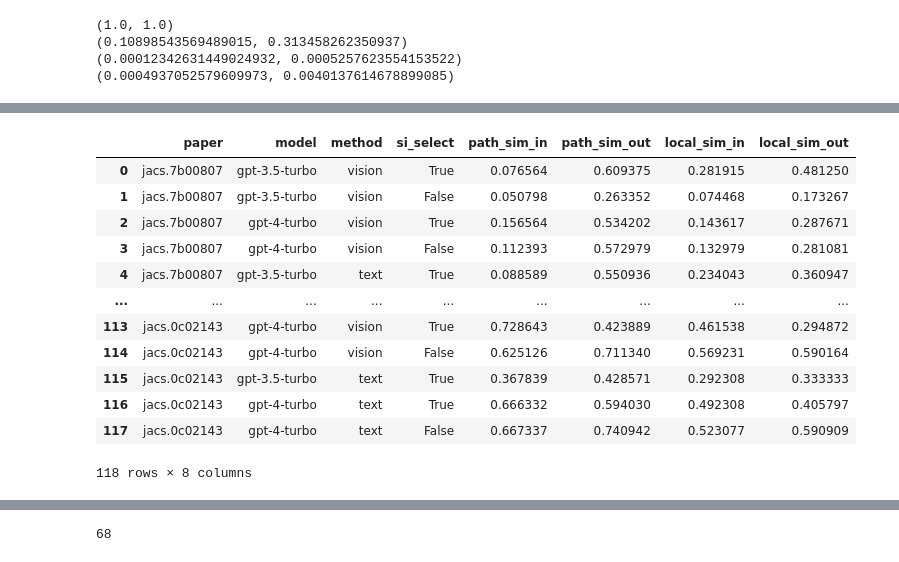
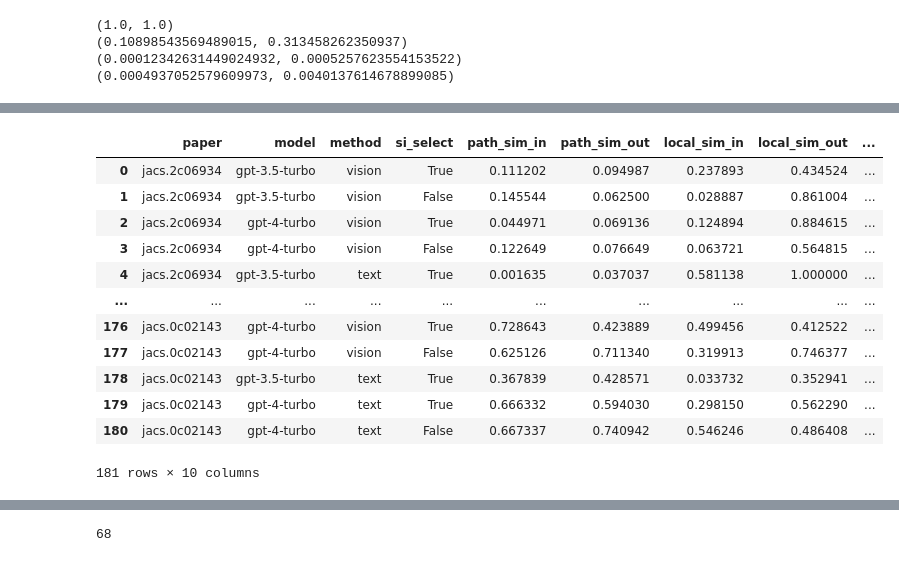
Before and after one commit to schwallergroup/gosybench, a Jupyter notebook: notebooks/compare_graphs_dev.ipynb, the cells around one changed output, grey strips where cells are left out. Saved outputs shown, nothing was run; the diff lists cells and outputs as text; code cells hidden in the pictures.

```diff
--- a/notebooks/compare_graphs_dev.ipynb
+++ b/notebooks/compare_graphs_dev.ipynb
@@ -306,9 +360,9 @@ Local: (0.25257731958762886, 0.3387096774193548)
 # For all directories in benchmark, load the graphs with each method and compare with ground truth
 import os
 import pickle
-def load_gr_graph(
-    path, model="gpt-3.5-turbo", method="text", si_select=False
-):
+
+
+def load_gr_graph(path, model="gpt-3.5-turbo", method="text", si_select=False):
     if model == "gpt-3.5-turbo":
         k = "gpt35"
     elif model == "gpt-4-turbo":
@@ -333,10 +387,7 @@ def load_gr_graph(
 
 import pandas as pd
 
-discarded = [
-    'jacs.3c07019',
-    'jacs.3c01991',
-]
+discarded = ["jacs.3c07019", "jacs.3c01991", "jacs.8b06755", "jacs.7b11299"]
 df = []
 
 for paper in os.listdir("../benchmark/papers"):
@@ -344,12 +395,14 @@ for paper in os.listdir("../benchmark/papers"):
     if paper in discarded:
         continue
     path = os.path.join("../benchmark/papers", paper)
-    if 'gt_graph.pickle' in os.listdir(path):
+    if "gt_graph.pickle" in os.listdir(path):
         with open(os.path.join(path, "gt_graph.pickle"), "rb") as f:
             gt = pickle.load(f)
     else:
         continue
-        with open(os.path.join(path, "extracted_graph_gpt4t_vision_.pickle"), "rb") as f:
+        with open(
+            os.path.join(path, "extracted_graph_gpt4t_vision_.pickle"), "rb"
+        ) as f:
             gt = pickle.load(f)
 
     for method in ["vision", "text"]:
@@ -357,24 +410,26 @@ for paper in os.listdir("../benchmark/papers"):
             for si_select in [True, False]:
                 try:
                     og = load_gr_graph(path, model, method, si_select)
-                    # if len(og)>1000:
-                    #     print("Too large graph: ", paper, model, method, si_select)
-                    #     continue
                 except:
                     continue
 
-                loc = compare_local_exact(gt, og)
+                loc = compare_porder(gt, og)
                 pat = compare_path_exact(gt, og)
-                df.append({
-                    "paper": paper,
-                    "model": model,
-                    "method": method,
-                    "si_select": si_select,
-                    "path_sim_in": pat[0],
-                    "path_sim_out": pat[1],
-                    "local_sim_in": loc[0],
-                    "local_sim_out": loc[1],
-                })
+                prun = compare_path_exact_pruned(gt, og)
+                df.append(
+                    {
+                        "paper": paper,
+                        "model": model,
+                        "method": method,
+                        "si_select": si_select,
+                        "path_sim_in": pat[0],
+                        "path_sim_out": pat[1],
+                        "local_sim_in": loc[0],
+                        "local_sim_out": loc[1],
+                        "ploc_sim_in": prun[0],
+                        "ploc_sim_out": prun[1],
+                    }
+                )
 
 
 df = pd.DataFrame(df)
@@ -402,13 +457,13 @@ jacs.0c02143
-|  | paper | model | method | si_select | path_sim_in | path_sim_out | local_sim_in | local_sim_out |
-| 0 | jacs.7b00807 | gpt-3.5-turbo | vision | True | 0.076564 | 0.609375 | 0.281915 | 0.481250 |
-| 1 | jacs.7b00807 | gpt-3.5-turbo | vision | False | 0.050798 | 0.263352 | 0.074468 | 0.173267 |
-| 2 | jacs.7b00807 | gpt-4-turbo | vision | True | 0.156564 | 0.534202 | 0.143617 | 0.287671 |
-| 3 | jacs.7b00807 | gpt-4-turbo | vision | False | 0.112393 | 0.572979 | 0.132979 | 0.281081 |
-| 4 | jacs.7b00807 | gpt-3.5-turbo | text | True | 0.088589 | 0.550936 | 0.234043 | 0.360947 |
-| ... | ... | ... | ... | ... | ... | ... | ... | ... |
-| 113 | jacs.0c02143 | gpt-4-turbo | vision | True | 0.728643 | 0.423889 | 0.461538 | 0.294872 |
-| 114 | jacs.0c02143 | gpt-4-turbo | vision | False | 0.625126 | 0.711340 | 0.569231 | 0.590164 |
-| 115 | jacs.0c02143 | gpt-3.5-turbo | text | True | 0.367839 | 0.428571 | 0.292308 | 0.333333 |
-| 116 | jacs.0c02143 | gpt-4-turbo | text | True | 0.666332 | 0.594030 | 0.492308 | 0.405797 |
-| 117 | jacs.0c02143 | gpt-4-turbo | text | False | 0.667337 | 0.740942 | 0.523077 | 0.590909 |
+|  | paper | model | method | si_select | path_sim_in | path_sim_out | local_sim_in | local_sim_out | ... |
+| 0 | jacs.2c06934 | gpt-3.5-turbo | vision | True | 0.111202 | 0.094987 | 0.237893 | 0.434524 | ... |
+| 1 | jacs.2c06934 | gpt-3.5-turbo | vision | False | 0.145544 | 0.062500 | 0.028887 | 0.861004 | ... |
+| 2 | jacs.2c06934 | gpt-4-turbo | vision | True | 0.044971 | 0.069136 | 0.124894 | 0.884615 | ... |
+| 3 | jacs.2c06934 | gpt-4-turbo | vision | False | 0.122649 | 0.076649 | 0.063721 | 0.564815 | ... |
+| 4 | jacs.2c06934 | gpt-3.5-turbo | text | True | 0.001635 | 0.037037 | 0.581138 | 1.000000 | ... |
+| ... | ... | ... | ... | ... | ... | ... | ... | ... | ... |
+| 176 | jacs.0c02143 | gpt-4-turbo | vision | True | 0.728643 | 0.423889 | 0.499456 | 0.412522 | ... |
+| 177 | jacs.0c02143 | gpt-4-turbo | vision | False | 0.625126 | 0.711340 | 0.319913 | 0.746377 | ... |
+| 178 | jacs.0c02143 | gpt-3.5-turbo | text | True | 0.367839 | 0.428571 | 0.033732 | 0.352941 | ... |
+| 179 | jacs.0c02143 | gpt-4-turbo | text | True | 0.666332 | 0.594030 | 0.298150 | 0.562290 | ... |
+| 180 | jacs.0c02143 | gpt-4-turbo | text | False | 0.667337 | 0.740942 | 0.546246 | 0.486408 | ... |
-118 rows × 8 columns
+181 rows × 10 columns
```
Also changed, not shown: parts of 16 cells of this notebook, 7 other files.
